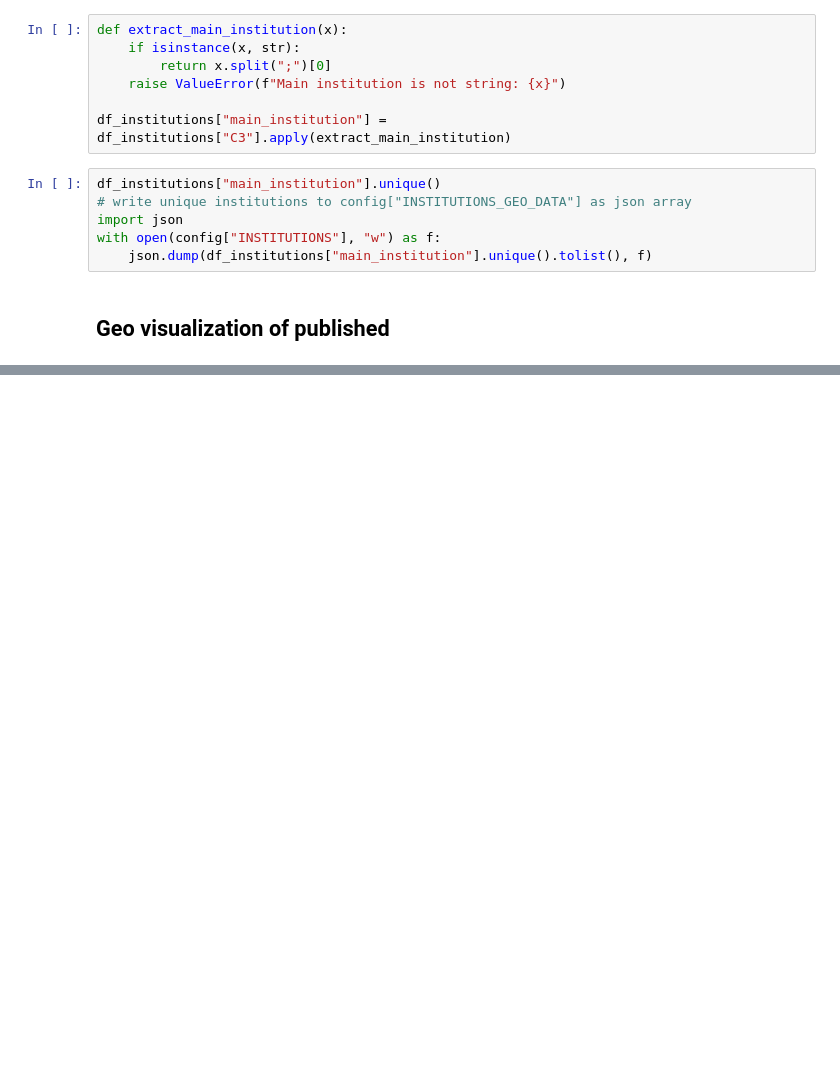
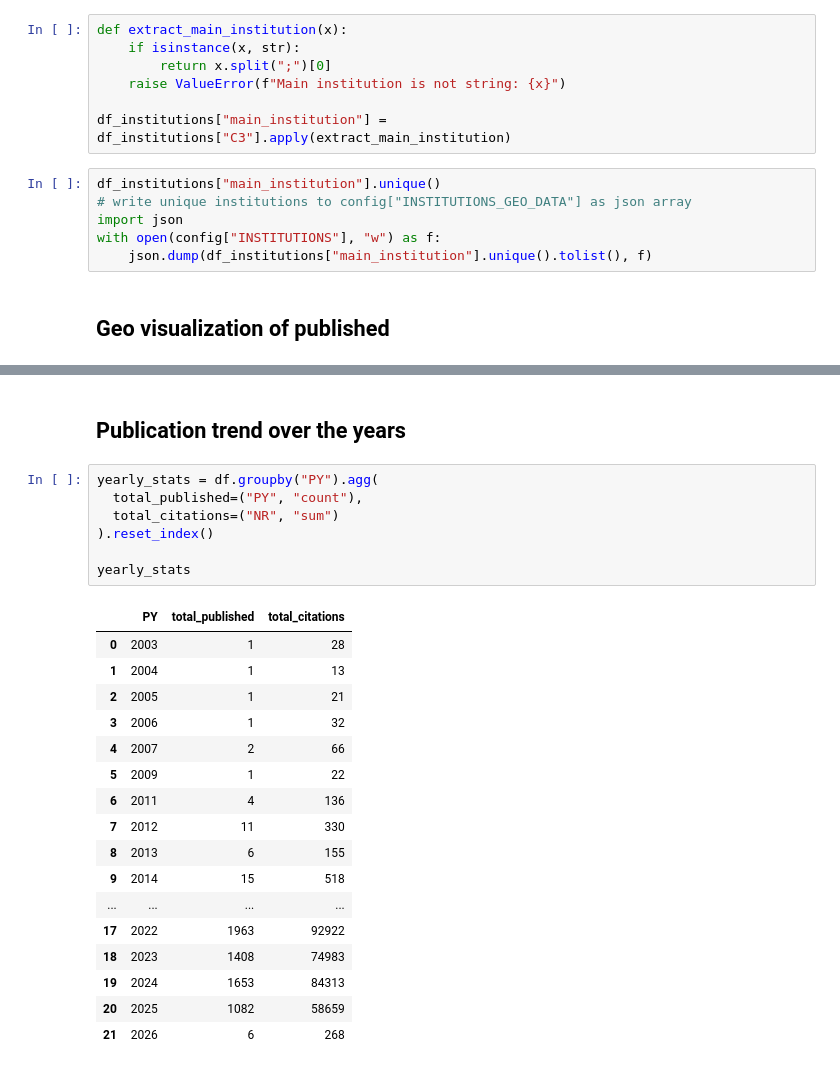
Before and after one commit to tashima42/disciplinas, a Jupyter notebook: CARS007/trabalho-1-bibliometria/trabalho-1.ipynb, the cells around one changed output, grey strips where cells are left out. Drawn from its saved outputs; the diff is of its cells as text; blank space fills up the shorter version.

```diff
--- a/CARS007/trabalho-1-bibliometria/trabalho-1.ipynb
+++ b/CARS007/trabalho-1-bibliometria/trabalho-1.ipynb
@@ -170,0 +207,27 @@ fig.show()
+# %% [markdown]
+## Publication trend over the years
+# %%
+yearly_stats = df.groupby("PY").agg(
+  total_published=("PY", "count"),
+  total_citations=("NR", "sum")
+).reset_index()
+
+yearly_stats
+# %% [output]
+|  | PY | total_published | total_citations |
+| 0 | 2003 | 1 | 28 |
+| 1 | 2004 | 1 | 13 |
+| 2 | 2005 | 1 | 21 |
+| 3 | 2006 | 1 | 32 |
+| 4 | 2007 | 2 | 66 |
+| 5 | 2009 | 1 | 22 |
+| 6 | 2011 | 4 | 136 |
+| 7 | 2012 | 11 | 330 |
+| 8 | 2013 | 6 | 155 |
+| 9 | 2014 | 15 | 518 |
+| ... | ... | ... | ... |
+| 17 | 2022 | 1963 | 92922 |
+| 18 | 2023 | 1408 | 74983 |
+| 19 | 2024 | 1653 | 84313 |
+| 20 | 2025 | 1082 | 58659 |
+| 21 | 2026 | 6 | 268 |
```
Also changed, not shown: parts of 15 cells of this notebook, 2 other files.
